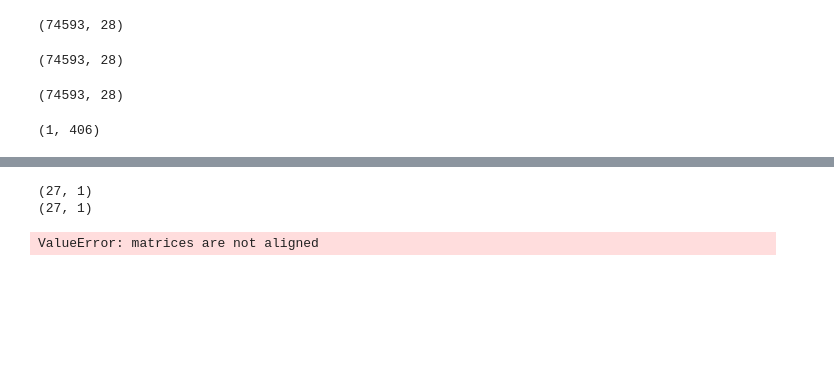
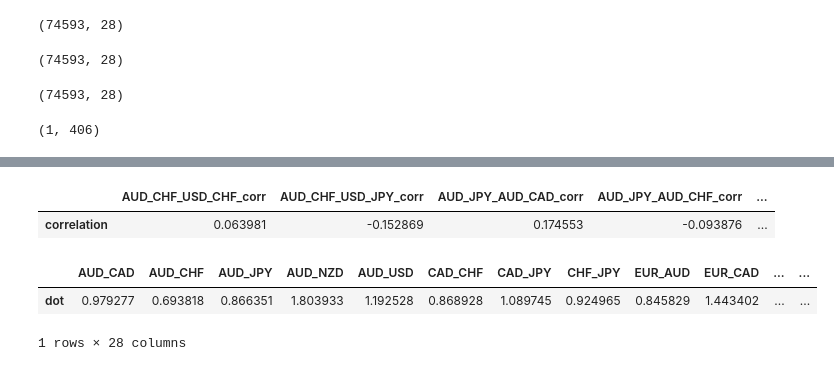
Before and after one commit to alexcolls/rex-ai, a Jupyter notebook: notebooks/marti/risk_management.ipynb, the cells around one changed output, grey strips where cells are left out. Cells and saved outputs as stored; diff of their text form; code cells hidden in the pictures; blank space fills up the shorter version.

```diff
--- a/notebooks/marti/risk_management.ipynb
+++ b/notebooks/marti/risk_management.ipynb
@@ -132,8 +180,26 @@ def risk_volatility(pred_vol, correlations):
     return cor_vol_mean
 # %%
-m = risk_volatility(wt, cort.T)
+m = risk_volatility2(wt, cort.T)
 m
-# %% [output]
-(27, 1)
-(27, 1)
-ValueError: matrices are not aligned
+# %%
+def correlation_pairs(df, rate=120):
+
+    data = pd.DataFrame([])
+    for pair in df.columns:
+        for second_pair in df.columns:
+            data[f'{pair}_{second_pair}_corr'] = df[pair].rolling(120).corr(df[second_pair])
+    data.index = df.index
+    data = data.iloc[-1:].T
+    data.columns = ["correlation"]
+    data = data[round(data["correlation"],6) != 1.000000]
+    return data
+# %%
+a = correlation_pairs(pred_last)
+# %%
+display(a.T.iloc[:,52:60], wt)
+# %% [output]
+|  | AUD_CHF_USD_CHF_corr | AUD_CHF_USD_JPY_corr | AUD_JPY_AUD_CAD_corr | AUD_JPY_AUD_CHF_corr | ... |
+| correlation | 0.063981 | -0.152869 | 0.174553 | -0.093876 | ... |
+|  | AUD_CAD | AUD_CHF | AUD_JPY | AUD_NZD | AUD_USD | CAD_CHF | CAD_JPY | CHF_JPY | EUR_AUD | EUR_CAD | ... | ... |
+| dot | 0.979277 | 0.693818 | 0.866351 | 1.803933 | 1.192528 | 0.868928 | 1.089745 | 0.924965 | 0.845829 | 1.443402 | ... | ... |
+1 rows × 28 columns
```
Also changed, not shown: parts of 6 cells of this notebook.
